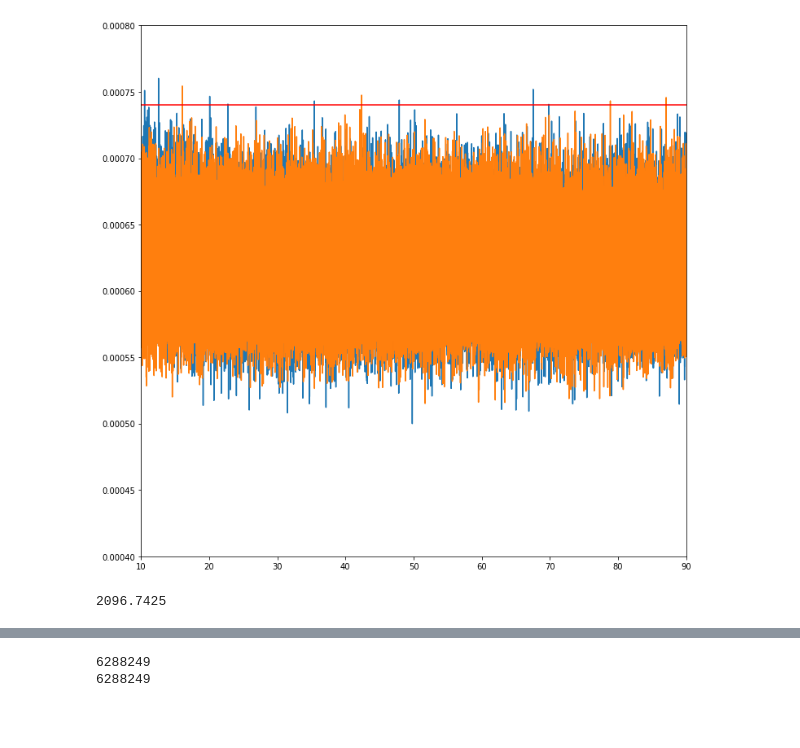
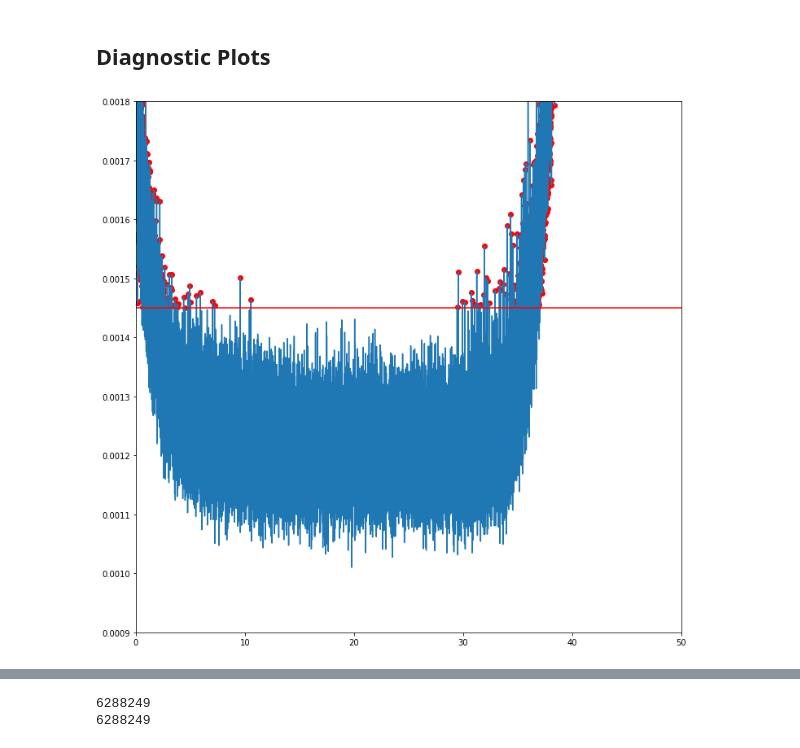
Before and after one commit to koquinlan/dynamicScanning, a Jupyter notebook: python/Exclusion Line Plots Final.ipynb, the cells around one changed output, grey strips where cells are left out. Saved outputs shown, nothing was run; the diff lists cells and outputs as text; code cells hidden in the pictures; blank space fills up the shorter version.

```diff
--- a/python/Exclusion Line Plots.ipynb
+++ b/python/Exclusion Line Plots Final.ipynb
@@ -81,0 +92,6 @@ metrics['dynamic'] = [np.loadtxt(os.path.join(dynamicMetricPath, file), delimite
+# %%
+customDataPath = r'C:\Users\Lehnert Lab\Desktop\mexDynamicScanning\scanDir\save\data'
+runData['custom'] = [np.loadtxt(os.path.join(customDataPath, file), delimiter=",") for file in os.listdir(customDataPath)]
+
+dynamicMetricPath = r'C:\Users\Lehnert Lab\Desktop\mexDynamicScanning\scanDir\save\metrics'
+metrics['custom'] = [np.loadtxt(os.path.join(dynamicMetricPath, file), delimiter=",") for file in os.listdir(dynamicMetricPath)]
@@ -81,0 +100,6 @@ metrics['dynamic'] = [np.loadtxt(os.path.join(dynamicMetricPath, file), delimite
+# %%
+def sliceCenter(arr, fraction=0.8):
+    startIndex = int( (0.5 - fraction/2) * len(arr))
+    endIndex = int( (0.5 + fraction/2) * len(arr))
+
+    return np.array(arr[startIndex:endIndex])
@@ -81,0 +153,11 @@ metrics['dynamic'] = [np.loadtxt(os.path.join(dynamicMetricPath, file), delimite
+# %%
+analysis['dynamic'] = [0,0,250]
+# %%
+for key in ['21p5', '22']:
+    keyVals = list(analysis.keys())
+    scanTime = analysis[keyVals[-2]][2] + analysis[keyVals[-2]][2] - analysis[keyVals[-3]][2]
+
+    analysis[key] = [0, 0, scanTime]
+    analysis = OrderedDict(sorted(analysis.items()))
+
+analysis
@@ -82,28 +326,22 @@ metrics['dynamic'] = [np.loadtxt(os.path.join(dynamicMetricPath, file), delimite
+# %% [markdown]
+## Diagnostic Plots
 # %%
-target = 7.4e-4
+target = 1.45e-3
 plt.figure(figsize=(12,12))
 
-for line in [runData['dynamic'][-1], runData['21'][-1]]:
+for line in [runData['custom'][-1]]:
     plt.plot(line[1], line[0])
+
+    above_target_x = np.array([x for x, y in zip(line[1], line[0]) if y > target])
+    above_target_y = np.array([y for y in line[0] if y > target])
+    plt.scatter(above_target_x, above_target_y, color="r")
 
 
 plt.axhline(y=target, color="r", linestyle="-", label="Target Exclusion")
 
-plt.ylim([4e-4,8e-4])
-plt.xlim([10,90])
+plt.ylim([9e-4,1.8e-3])
+plt.xlim([0,50])
 
 plt.show()
 # %% [output]
-[figure, old version]
+[figure, new version]
-# %%
-finalMetrics = metrics['dynamic'][-1]
-
-# Slice center 90% (20-100 MHz)
-startIndex = int(0.1 * len(finalMetrics))
-endIndex = int(0.9 * len(finalMetrics))
-
-finalMetrics = finalMetrics[startIndex:endIndex]
-
-np.mean(finalMetrics)
-# %% [output]
-2096.7425
```
Also changed, not shown: parts of 35 cells of this notebook, 5 other files.
